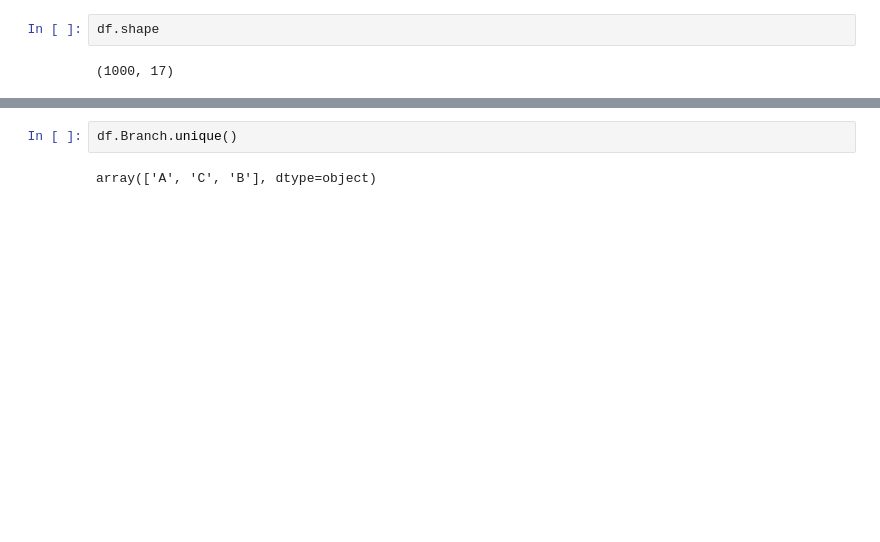
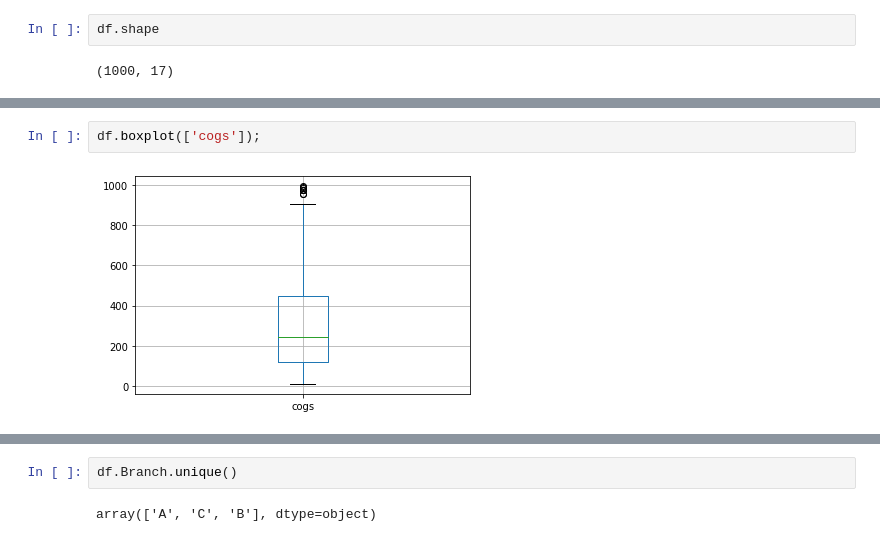
Before and after one commit to Shobhit1045/Supermarket-Sales-EDA, a Jupyter notebook: EDA PROJECT.ipynb, the cells around one changed output, grey strips where cells are left out. Cells and saved outputs as stored; diff of their text form; blank space fills up the shorter version.

```diff
--- a/EDA PROJECT.ipynb
+++ b/EDA PROJECT.ipynb
@@ -79,0 +84,4 @@ df.shape
+# %%
+df.boxplot(['cogs']);
+# %% [output]
+[figure, added]
```
Also changed, not shown: parts of 92 cells of this notebook.
